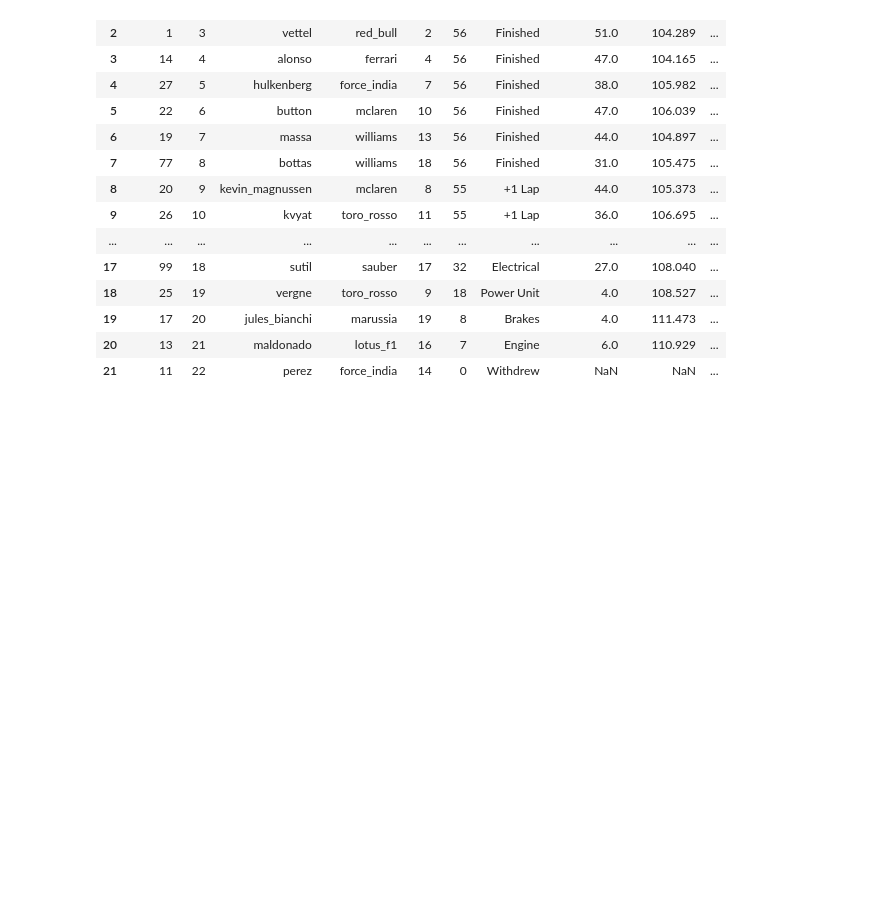
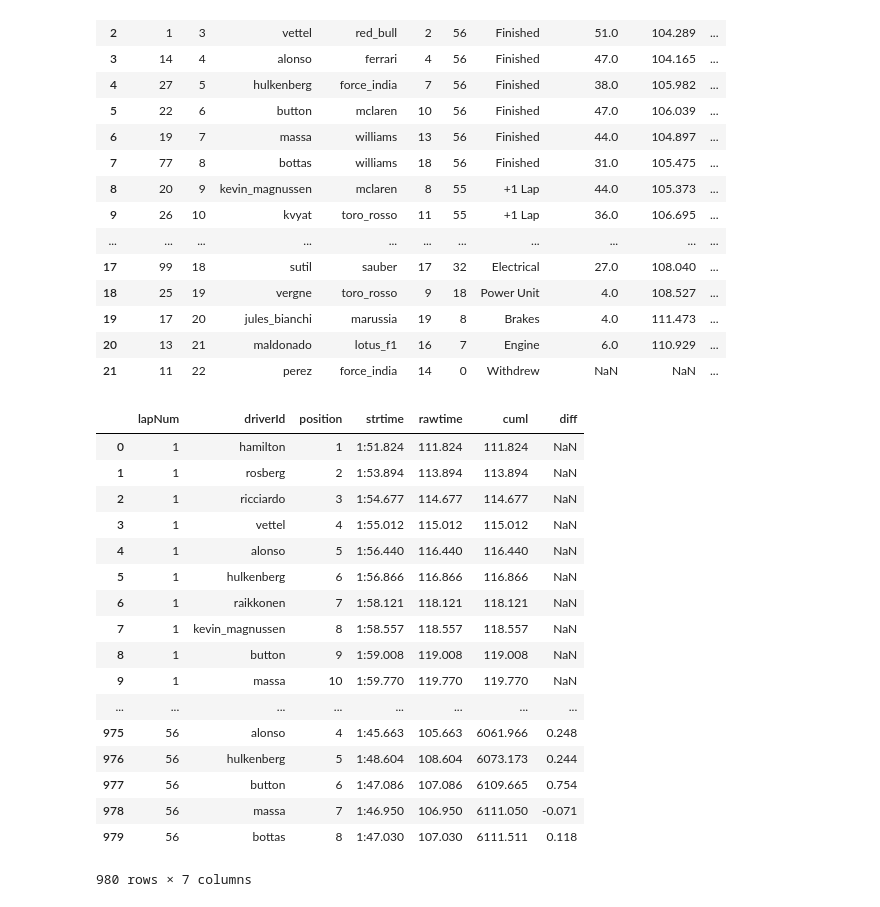
Before and after one commit to nackjicholson/wranglingf1data, a Jupyter notebook: ergast_api_experiments.ipynb, the cells around one changed output. Saved outputs shown, nothing was run; the diff lists cells and outputs as text; code cells hidden in the pictures; blank space fills up the shorter version.

Commit message:
race results and timing data

```diff
--- a/ergast_api_experiments.ipynb
+++ b/ergast_api_experiments.ipynb
@@ -165,3 +165,59 @@ getRaceResultsDf(2014, 2)
 | 19 | 17 | 20 | jules_bianchi | marussia | 19 | 8 | Brakes | 4.0 | 111.473 | ... |
 | 20 | 13 | 21 | maldonado | lotus_f1 | 16 | 7 | Engine | 6.0 | 110.929 | ... |
 | 21 | 11 | 22 | perez | force_india | 14 | 0 | Withdrew | NaN | NaN | ... |
+# %%
+def getRaceLaps(year, roundNum, fmt='json'):
+    url = '{}/{}/{}/laps.{}?limit=2500'.format(API_PATH, year, roundNum, fmt)
+    r = requests.get(url)
+    laps_data = r.json()
+    return laps_data['MRData']['RaceTable']['Races'][0]['Laps']
+
+
+def getRaceLapsDf(year, roundNum):
+    laps = getRaceLaps(year, roundNum)
+
+    data = []
+    for lap in laps:
+        lapNum = lap['number']
+        for timing in lap['Timings']:
+            data.append(
+                (lapNum,
+                 timing['driverId'],
+                 timing['position'],
+                 timing['time'],
+                 lapTimeToSeconds(timing['time']))
+            )
+
+    df = pd.DataFrame(data, columns=['lapNum', 'driverId', 'position', 'strtime', 'rawtime'])
+
+    drivers_group = df.groupby('driverId')
+    df['cuml'] = drivers_group['rawtime'].cumsum()
+    df['diff'] = drivers_group['rawtime'].diff()
+
+    df.astype({'lapNum': np.int8, 'driverId': object, 'position': np.int8,
+                  'strtime': object, 'rawtime': np.float64, 'cuml': np.float64,
+                  'diff': np.float64})
+
+    return df
+
+laps_df = getRaceLapsDf(2014, 2)
+laps_df
+# %% [output]
+|  | lapNum | driverId | position | strtime | rawtime | cuml | diff |
+| 0 | 1 | hamilton | 1 | 1:51.824 | 111.824 | 111.824 | NaN |
+| 1 | 1 | rosberg | 2 | 1:53.894 | 113.894 | 113.894 | NaN |
+| 2 | 1 | ricciardo | 3 | 1:54.677 | 114.677 | 114.677 | NaN |
+| 3 | 1 | vettel | 4 | 1:55.012 | 115.012 | 115.012 | NaN |
+| 4 | 1 | alonso | 5 | 1:56.440 | 116.440 | 116.440 | NaN |
+| 5 | 1 | hulkenberg | 6 | 1:56.866 | 116.866 | 116.866 | NaN |
+| 6 | 1 | raikkonen | 7 | 1:58.121 | 118.121 | 118.121 | NaN |
+| 7 | 1 | kevin_magnussen | 8 | 1:58.557 | 118.557 | 118.557 | NaN |
+| 8 | 1 | button | 9 | 1:59.008 | 119.008 | 119.008 | NaN |
+| 9 | 1 | massa | 10 | 1:59.770 | 119.770 | 119.770 | NaN |
+| ... | ... | ... | ... | ... | ... | ... | ... |
+| 975 | 56 | alonso | 4 | 1:45.663 | 105.663 | 6061.966 | 0.248 |
+| 976 | 56 | hulkenberg | 5 | 1:48.604 | 108.604 | 6073.173 | 0.244 |
+| 977 | 56 | button | 6 | 1:47.086 | 107.086 | 6109.665 | 0.754 |
+| 978 | 56 | massa | 7 | 1:46.950 | 106.950 | 6111.050 | -0.071 |
+| 979 | 56 | bottas | 8 | 1:47.030 | 107.030 | 6111.511 | 0.118 |
+980 rows × 7 columns
```
Also changed, not shown: parts of 2 cells of this notebook.
